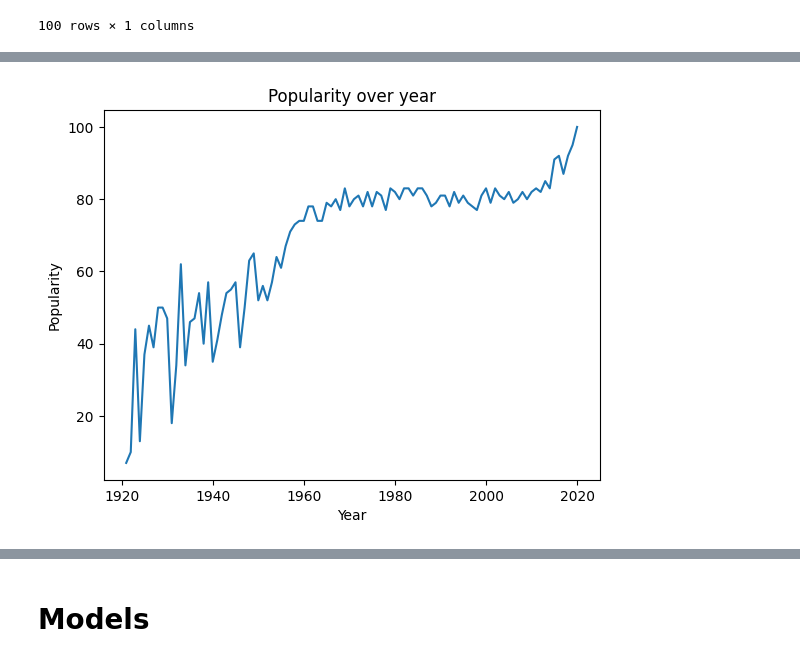
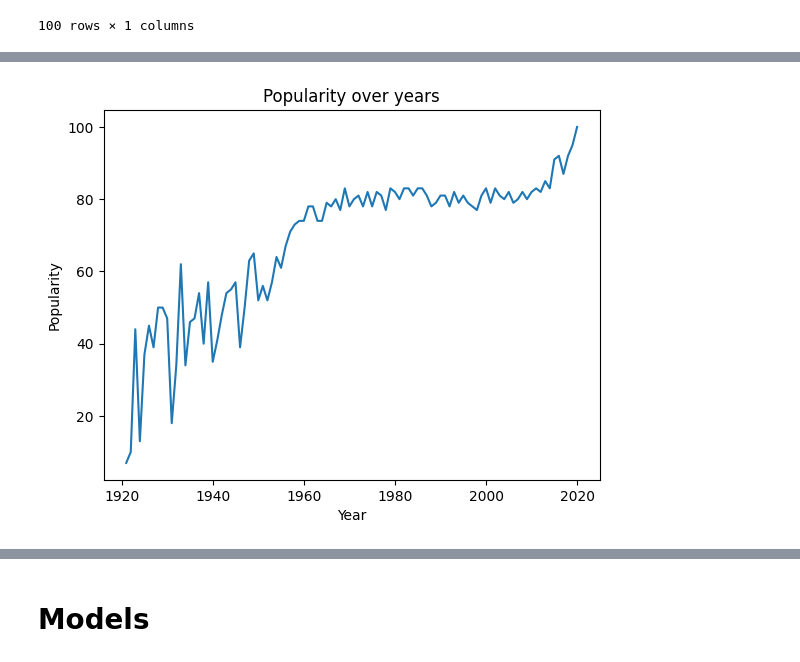
Before and after one commit to Manuela-AYO/DAProject2022, a Jupyter notebook: spotifyAnalysis.ipynb, the cells around one changed output, grey strips where cells are left out. Cells and saved outputs as stored; diff of their text form; code cells hidden in the pictures.

```diff
--- a/spotifyAnalysis.ipynb
+++ b/spotifyAnalysis.ipynb
@@ -155,16 +116,11 @@ df["loudness"].min()
-# %%
-# in the API, it's said that loudness ranges between -60 and 0.0
-# but in the dataset, the max value is 3.855
-# float32 is ok for the data type
-df["loudness"] = df["loudness"].astype("float32")
 # %%
 df["mode"].unique()
 # %% [output]
 array([1, 0])
 # %%
 # mode represents the modality of a track. 0 for minor and 1 for major.
-# we can set it to boolean with False for minor and True for major
-df["mode"] = df["mode"].replace({0:False, 1:True}).astype("bool")
+# we'll use int8 to represent it
+df["mode"] = df["mode"].astype("int8")
 # %%
 # change the data type of name from object to string
 df["name"] = df["name"].astype("string")
@@ -177,9 +133,6 @@ df["popularity"].min()
 # %%
 # the popularity is between 0 and 100 so 8 bits are enough
 df["popularity"] = df["popularity"].astype("int8")
-# %%
-# speechiness is between 0.0 and 1.0
-df["speechiness"] = df["speechiness"].astype("float16")
 # %%
 print(df["tempo"].min())
 df["tempo"].max()
@@ -188,9 +141,6 @@ df["tempo"].max()
 244.091
 # %% [markdown]
 It's better not to change the type of tempo because it doesn't have a fix interval and depend from the duration
-# %%
-# valence is between 0.0 and 1.0
-df["valence"] = df["valence"].astype("float16")
 # %%
 # remove the release_date column because of the inconsistency of its data
 # sometimes we have the whole date and other times, it's just the year
@@ -742,8 +724,8 @@ new_df
 # %%
-plt.title("Popularity over year")
+plt.title("Popularity over years")
 plt.plot(new_df["year"], new_df["popularity"])
 plt.xlabel("Year")
 plt.ylabel("Popularity")
 plt.show()
 # %% [output]
-[figure, old version]
+[figure, new version]
```
Also changed, not shown: parts of 97 cells of this notebook, 2 other files.
